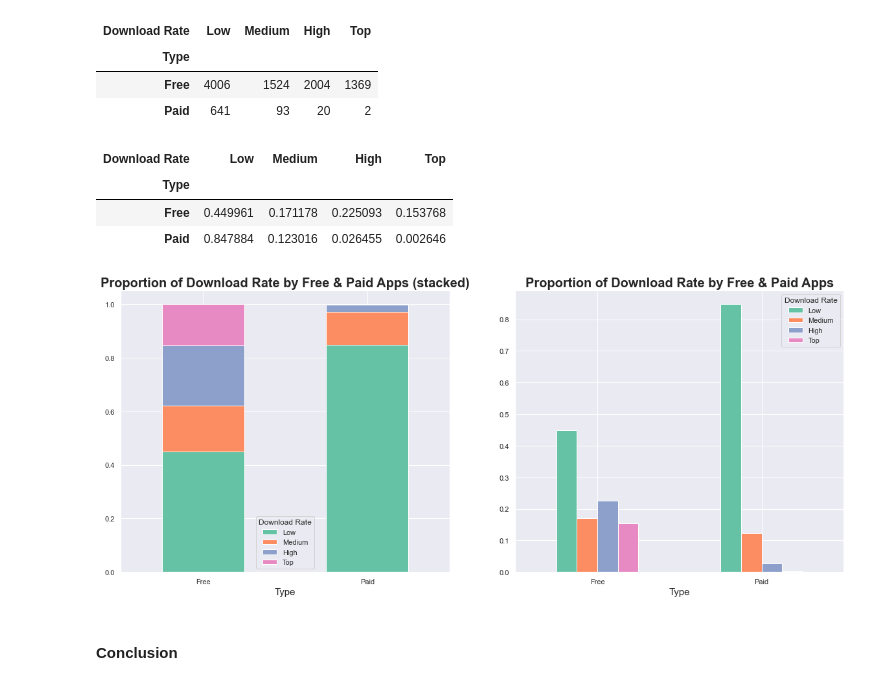
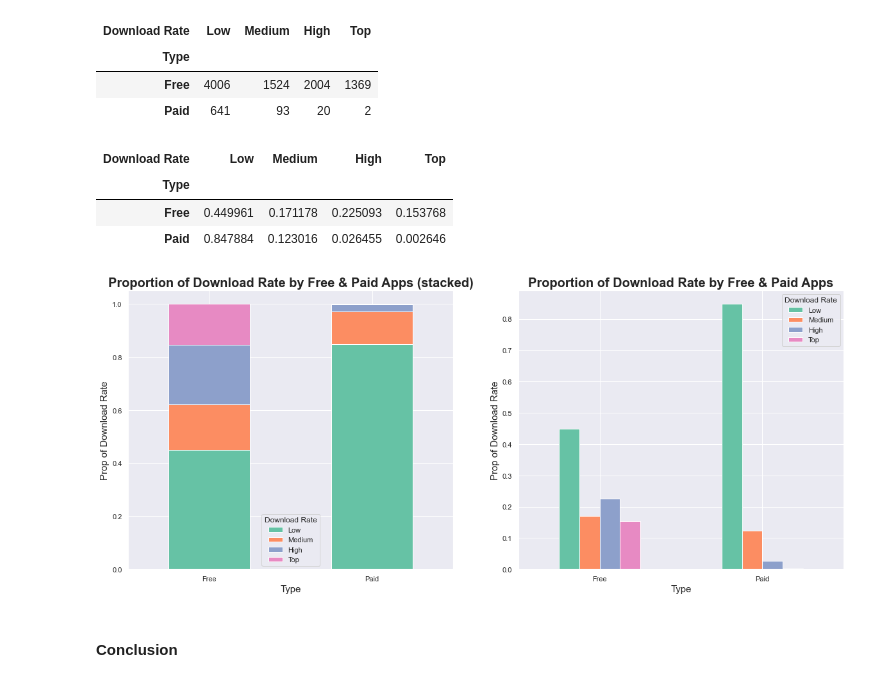
Before and after one commit to enricogoerlitz/Data-Analysis, a Jupyter notebook: 02_Google_Playstore_Data/notebook/notebook1.ipynb, the cells around one changed output. Drawn from its saved outputs; the diff is of its cells as text; code cells hidden in the pictures.

```diff
--- a/02_Google_Playstore_Data/notebook/notebook1.ipynb
+++ b/02_Google_Playstore_Data/notebook/notebook1.ipynb
@@ -627,7 +652,11 @@ dtype('float64')
 #### Classification of size to Size Class {Low, Medium, High}
 # %%
 q1, q2 = df_cleaned[SIZE].quantile(q=[1/3, 2/3])
-df_cleaned[SIZE_CLASS] = df_cleaned[SIZE].apply(lambda size: LOW if size <= q1 else MEDIUM if size <= q2 else HIGH).astype("category").cat.reorder_categories([LOW, MEDIUM, HIGH], ordered=True)
+df_cleaned[SIZE_CLASS] = (
+    df_cleaned[SIZE]
+        .apply(lambda size: LOW if size <= q1 else MEDIUM if size <= q2 else HIGH)
+        .astype("category").cat.reorder_categories([LOW, MEDIUM, HIGH], ordered=True)
+)
 df_cleaned[SIZE_CLASS].value_counts()
 # %% [output]
 Medium    3435
@@ -1645,19 +1670,19 @@ download_count_by_type
 # %%
 download_rate_type_sum = download_count_by_type.sum(axis=1)
 download_count_by_type = download_count_by_type.apply(lambda column: column / download_rate_type_sum, axis=0)
 
 _, axes = plt.subplots(nrows=1, ncols=2, figsize=(20, 8))
 ax1, ax2 = axes
 
-download_count_by_type.plot.bar(stacked=True, ax=ax1, rot=0, title="Proportion of Download Rate by Free & Paid Apps (stacked)")
-download_count_by_type.plot.bar(ax=ax2, rot=0, title="Proportion of Download Rate by Free & Paid Apps")
+download_count_by_type.plot.bar(stacked=True, ax=ax1, rot=0, title="Proportion of Download Rate by Free & Paid Apps (stacked)", ylabel="Prop of Download Rate")
+download_count_by_type.plot.bar(ax=ax2, rot=0, title="Proportion of Download Rate by Free & Paid Apps", ylabel="Prop of Download Rate")
 download_count_by_type
 # %% [output]
 | Download Rate | Low | Medium | High | Top |
 | Type |  |  |  |  |
 | Free | 0.449961 | 0.171178 | 0.225093 | 0.153768 |
 | Paid | 0.847884 | 0.123016 | 0.026455 | 0.002646 |
-[figure, old version]
+[figure, new version]
 # %% [markdown]
 #### Conclusion
 # %% [markdown]
```
Also changed, not shown: parts of 14 cells of this notebook, 1 other file.
